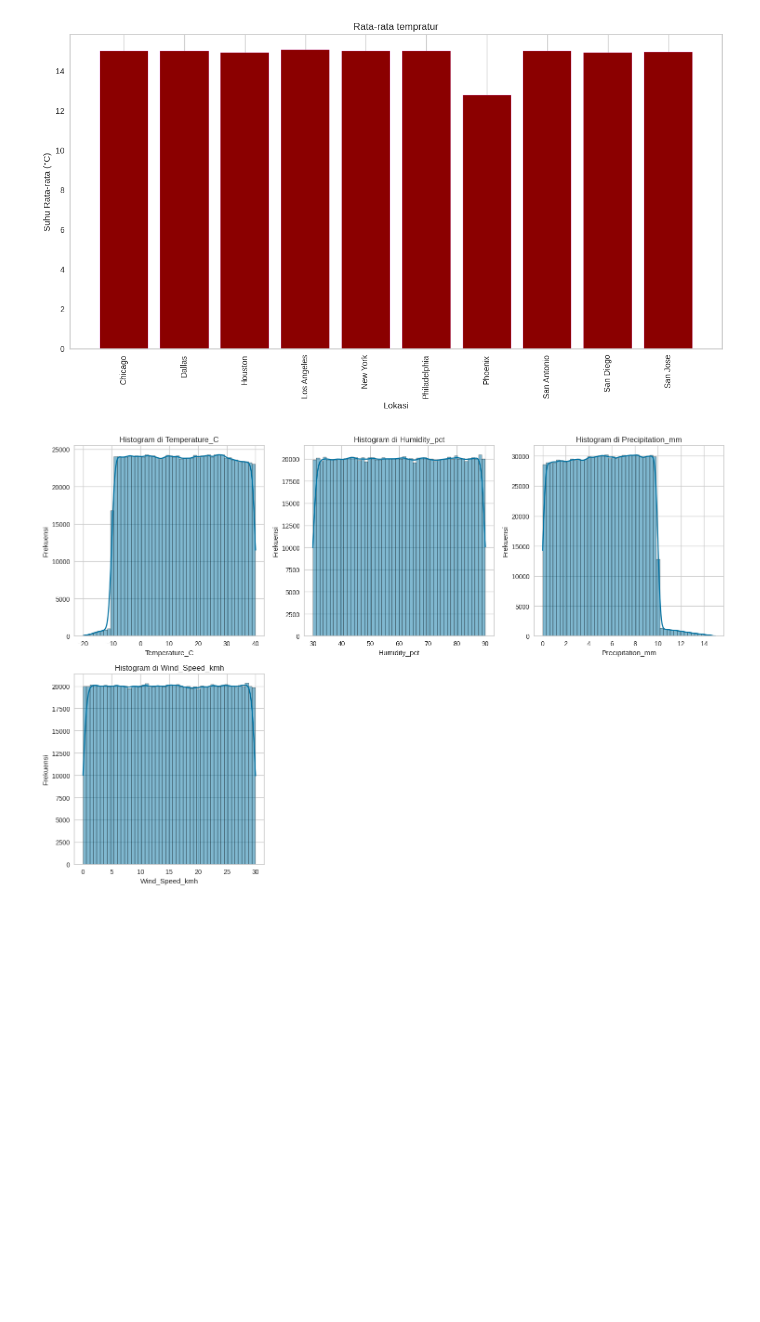
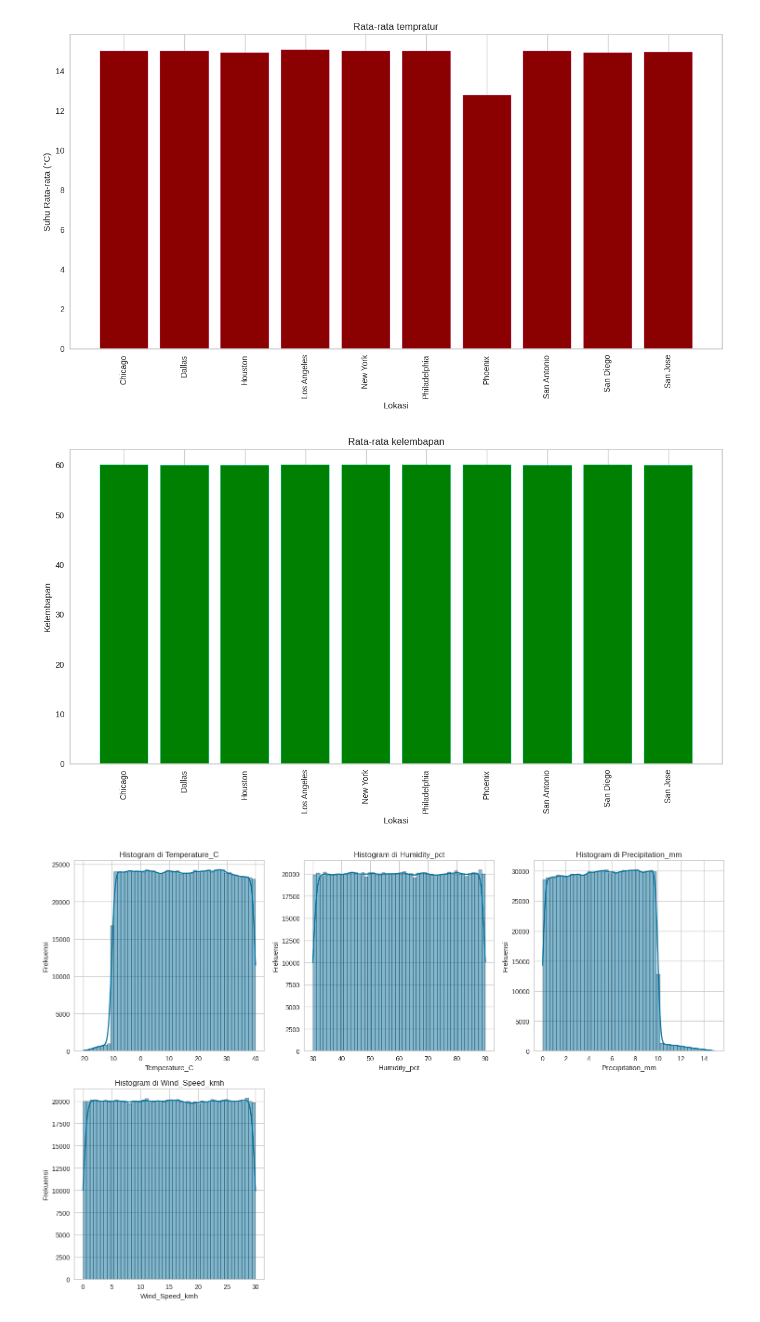
Before and after one commit to DGkurnia/cnkproject, a Jupyter notebook: BMLP_Derfansyah_Guswiranata_Kurnia_clus_ii.ipynb, the cells around one changed output. Saved outputs shown, nothing was run; the diff lists cells and outputs as text; code cells hidden in the pictures; blank space fills up the shorter version.

```diff
--- a/BMLP_Derfansyah_Guswiranata_Kurnia_clus_ii.ipynb
+++ b/BMLP_Derfansyah_Guswiranata_Kurnia_clus_ii.ipynb
@@ -287,6 +287,19 @@ plt.tight_layout()  # Adjust layout to make room for x-axis labels
 plt.show()
 # %% [output]
 [figure]
+# %%
+#Visualisasi grafik batang (suhu)
+plt.figure(figsize=(12, 7))
+plt.bar(ratarata['Location'], ratarata['Humidity_pct'], color='green', edgecolor='cyan')
+plt.title('Rata-rata kelembapan')
+plt.xlabel('Lokasi')
+plt.ylabel('Kelembapan')
+plt.xticks(rotation=90)
+plt.grid(axis='y')
+plt.tight_layout()  # Adjust layout to make room for x-axis labels
+plt.show()
+# %% [output]
+[figure, added]
 # %%
 #Histogram untuk pengecekan densitas
 totkol = 3 #Kolom
```
Also changed, not shown: parts of 5 cells of this notebook.
